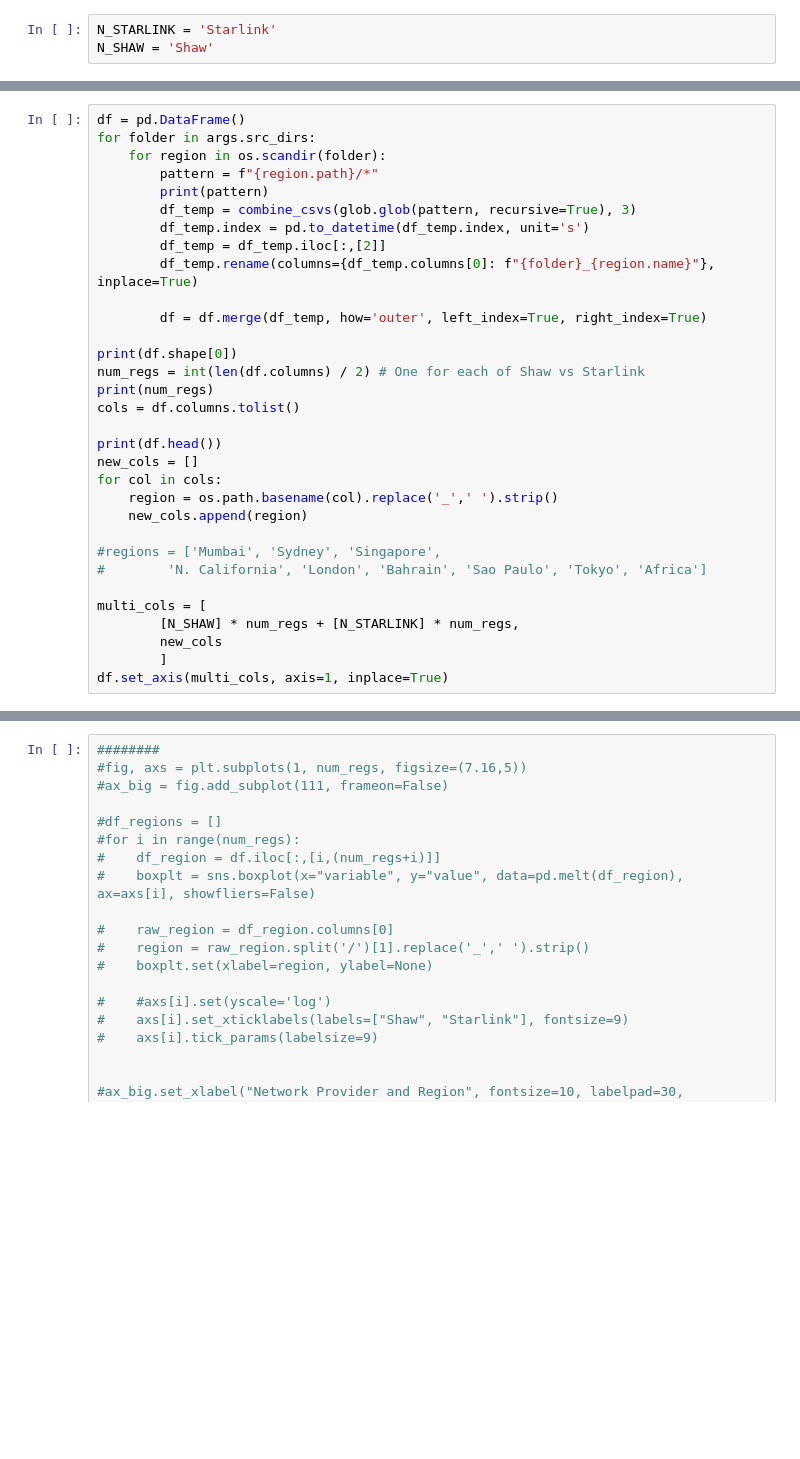
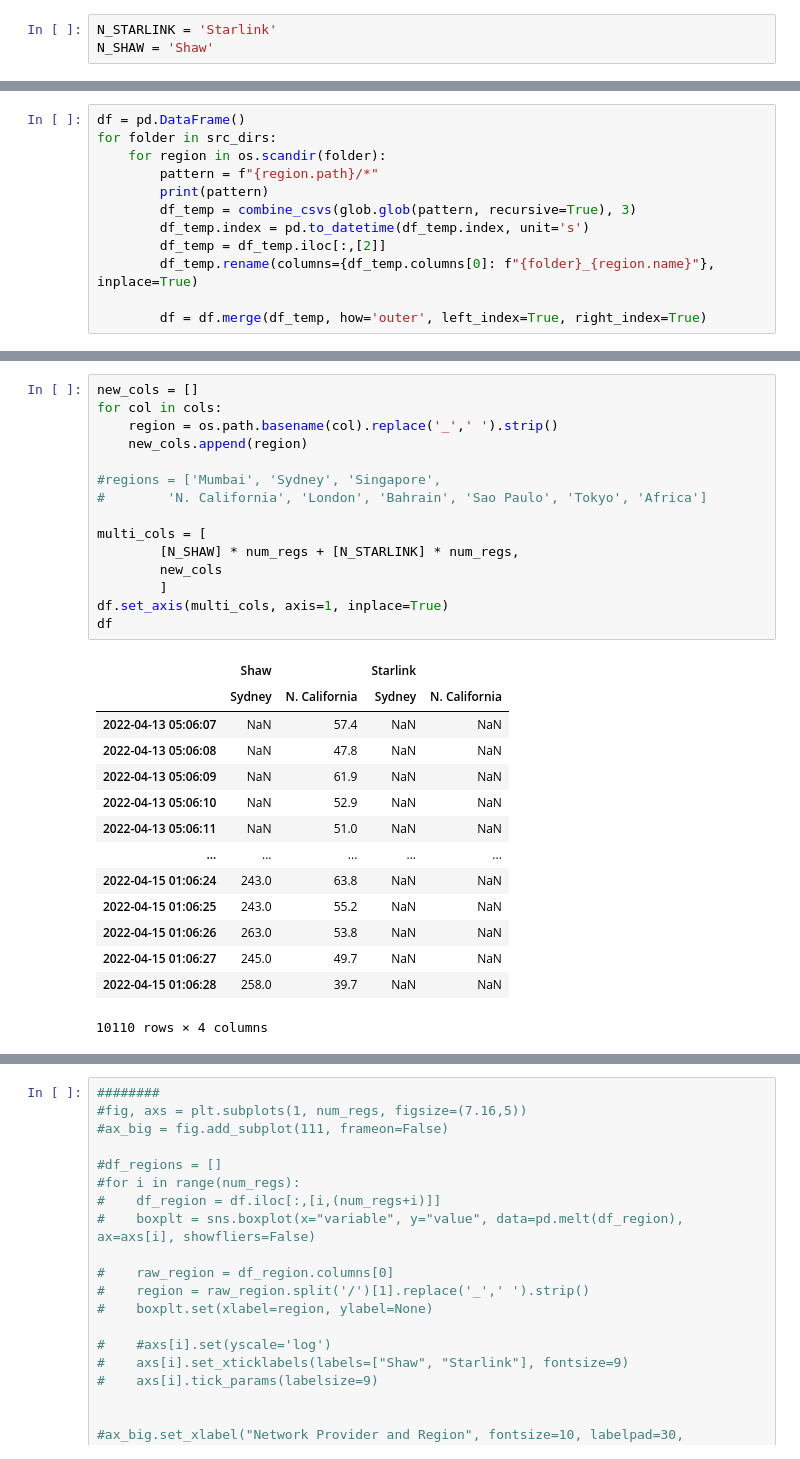
Before and after one commit to Starlink-Measurement/starlink-plot, a Jupyter notebook: plot_ping.ipynb, the cells around one changed output, grey strips where cells are left out. Cells and saved outputs as stored; diff of their text form; blank space fills up the shorter version.

```diff
--- a/plot_ping.ipynb
+++ b/plot_ping.ipynb
@@ -18,6 +39,6 @@ src_dirs =
 # %%
 df = pd.DataFrame()
-for folder in args.src_dirs:
+for folder in src_dirs:
     for region in os.scandir(folder):
         pattern = f"{region.path}/*"
         print(pattern)
@@ -27,24 +48,4 @@ for folder in args.src_dirs:
         df_temp.rename(columns={df_temp.columns[0]: f"{folder}_{region.name}"}, inplace=True)
 
         df = df.merge(df_temp, how='outer', left_index=True, right_index=True)
-
-print(df.shape[0])
-num_regs = int(len(df.columns) / 2) # One for each of Shaw vs Starlink
-print(num_regs)
-cols = df.columns.tolist()
-
-print(df.head())
-new_cols = []
-for col in cols:
-    region = os.path.basename(col).replace('_',' ').strip()
-    new_cols.append(region)
-
-#regions = ['Mumbai', 'Sydney', 'Singapore',
-#        'N. California', 'London', 'Bahrain', 'Sao Paulo', 'Tokyo', 'Africa']
-
-multi_cols = [
-        [N_SHAW] * num_regs + [N_STARLINK] * num_regs,
-        new_cols
-        ]
-df.set_axis(multi_cols, axis=1, inplace=True)
 # %% [output]
@@ -51,0 +75,30 @@ NameError: name 'args' is not defined
+# %%
+new_cols = []
+for col in cols:
+    region = os.path.basename(col).replace('_',' ').strip()
+    new_cols.append(region)
+
+#regions = ['Mumbai', 'Sydney', 'Singapore',
+#        'N. California', 'London', 'Bahrain', 'Sao Paulo', 'Tokyo', 'Africa']
+
+multi_cols = [
+        [N_SHAW] * num_regs + [N_STARLINK] * num_regs,
+        new_cols
+        ]
+df.set_axis(multi_cols, axis=1, inplace=True)
+df
+# %% [output]
+|  | Shaw |  | Starlink |  |
+|  | Sydney | N. California | Sydney | N. California |
+| 2022-04-13 05:06:07 | NaN | 57.4 | NaN | NaN |
+| 2022-04-13 05:06:08 | NaN | 47.8 | NaN | NaN |
+| 2022-04-13 05:06:09 | NaN | 61.9 | NaN | NaN |
+| 2022-04-13 05:06:10 | NaN | 52.9 | NaN | NaN |
+| 2022-04-13 05:06:11 | NaN | 51.0 | NaN | NaN |
+| ... | ... | ... | ... | ... |
+| 2022-04-15 01:06:24 | 243.0 | 63.8 | NaN | NaN |
+| 2022-04-15 01:06:25 | 243.0 | 55.2 | NaN | NaN |
+| 2022-04-15 01:06:26 | 263.0 | 53.8 | NaN | NaN |
+| 2022-04-15 01:06:27 | 245.0 | 49.7 | NaN | NaN |
+| 2022-04-15 01:06:28 | 258.0 | 39.7 | NaN | NaN |
+10110 rows × 4 columns
```
Also changed, not shown: parts of 15 cells of this notebook, 5 other files.
